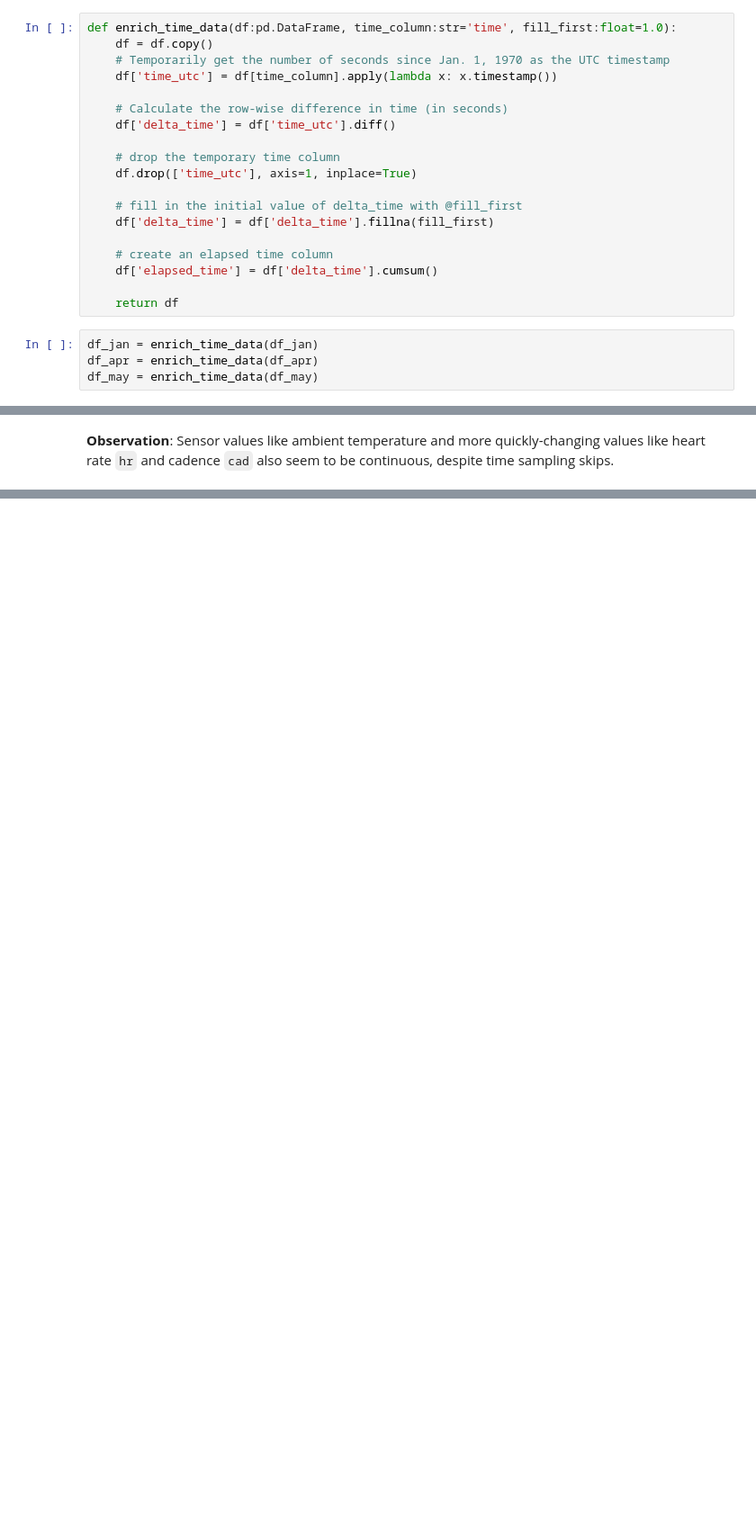
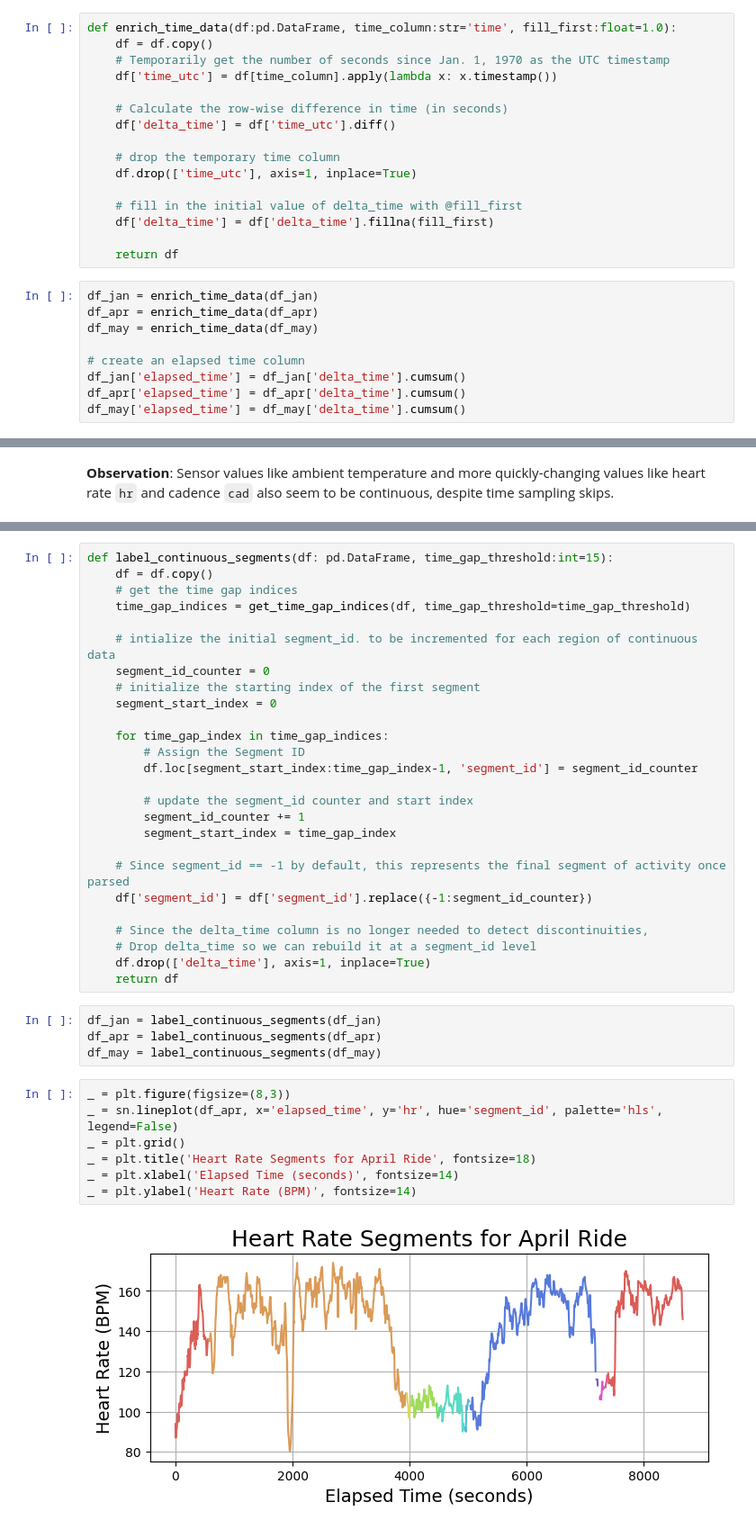
Before and after one commit to ericbauer55/bike-fitness-tracking, a Jupyter notebook: notebooks/0_EDA/1a_normalizing_time.ipynb, the cells around one changed output, grey strips where cells are left out. Shown: that part at 90% size. Saved outputs shown, nothing was run; the diff lists cells and outputs as text; blank space fills up the shorter version.

```diff
--- a/notebooks/0_EDA/1a_basic_features.ipynb
+++ b/notebooks/0_EDA/1a_normalizing_time.ipynb
@@ -75,14 +75,16 @@ def enrich_time_data(df:pd.DataFrame, time_column:str='time', fill_first:float=1
     # fill in the initial value of delta_time with @fill_first
     df['delta_time'] = df['delta_time'].fillna(fill_first)
 
-    # create an elapsed time column
-    df['elapsed_time'] = df['delta_time'].cumsum()
-
     return df
 # %%
 df_jan = enrich_time_data(df_jan)
 df_apr = enrich_time_data(df_apr)
 df_may = enrich_time_data(df_may)
+
+# create an elapsed time column
+df_jan['elapsed_time'] = df_jan['delta_time'].cumsum()
+df_apr['elapsed_time'] = df_apr['delta_time'].cumsum()
+df_may['elapsed_time'] = df_may['delta_time'].cumsum()
 # %%
 df_jan['delta_time'].value_counts()
 # %% [output]
@@ -226,0 +232,39 @@ plot_state_by_index(df_may, 'cad', row_bounds=[0,25], figsize=(6,3))
+# %%
+def label_continuous_segments(df: pd.DataFrame, time_gap_threshold:int=15):
+    df = df.copy()
+    # get the time gap indices
+    time_gap_indices = get_time_gap_indices(df, time_gap_threshold=time_gap_threshold)
+
+    # intialize the initial segment_id. to be incremented for each region of continuous data
+    segment_id_counter = 0
+    # initialize the starting index of the first segment
+    segment_start_index = 0
+
+    for time_gap_index in time_gap_indices:
+        # Assign the Segment ID
+        df.loc[segment_start_index:time_gap_index-1, 'segment_id'] = segment_id_counter
+
+        # update the segment_id counter and start index
+        segment_id_counter += 1
+        segment_start_index = time_gap_index
+
+    # Since segment_id == -1 by default, this represents the final segment of activity once parsed
+    df['segment_id'] = df['segment_id'].replace({-1:segment_id_counter})
+
+    # Since the delta_time column is no longer needed to detect discontinuities,
+    # Drop delta_time so we can rebuild it at a segment_id level
+    df.drop(['delta_time'], axis=1, inplace=True)
+    return df
+# %%
+df_jan = label_continuous_segments(df_jan)
+df_apr = label_continuous_segments(df_apr)
+df_may = label_continuous_segments(df_may)
+# %%
+_ = plt.figure(figsize=(8,3))
+_ = sn.lineplot(df_apr, x='elapsed_time', y='hr', hue='segment_id', palette='hls', legend=False)
+_ = plt.grid()
+_ = plt.title('Heart Rate Segments for April Ride', fontsize=18)
+_ = plt.xlabel('Elapsed Time (seconds)', fontsize=14)
+_ = plt.ylabel('Heart Rate (BPM)', fontsize=14)
+# %% [output]
+[figure, added]
```
Also changed, not shown: parts of 9 cells of this notebook, 1 other file.
